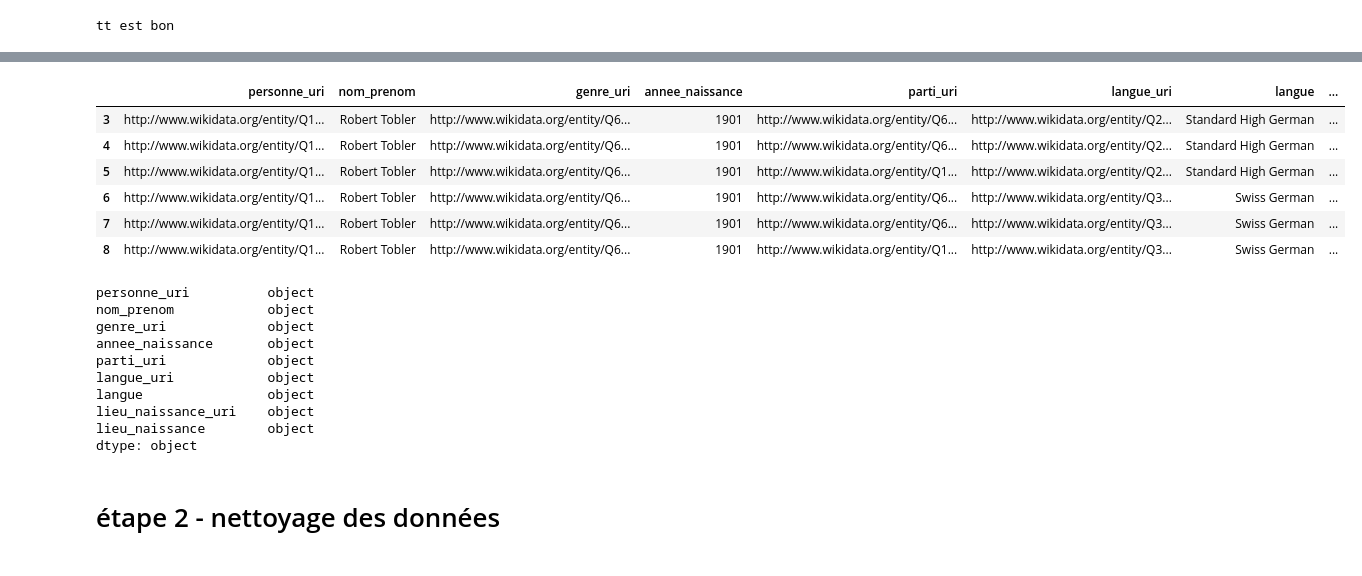
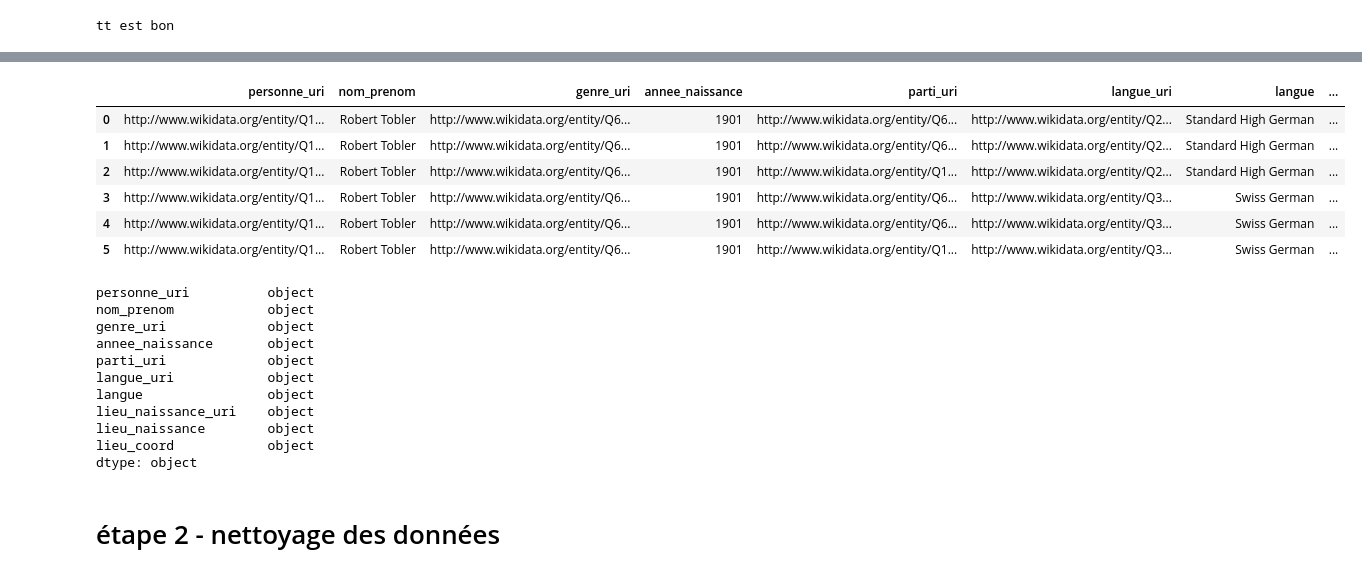
Before and after one commit to Sciences-historiques-numeriques/std_conseil_federal, a Jupyter notebook: notebooks_jupyter/wikidata_exploration/import_wikidata.ipynb, the cells around one changed output, grey strips where cells are left out. Saved outputs shown, nothing was run; the diff lists cells and outputs as text; code cells hidden in the pictures.

```diff
--- a/notebooks_jupyter/wikidata_exploration/import_wikidata.ipynb
+++ b/notebooks_jupyter/wikidata_exploration/import_wikidata.ipynb
@@ -134,16 +138,16 @@ r[:3]
 # %%
 ### Créer un DataFrame à partir du résultat
 df_personnes = pd.DataFrame(r)
-df_personnes.columns = ['personne_uri', 'nom_prenom', 'genre_uri', 'annee_naissance', 'parti_uri', 'langue_uri', 'langue', 'lieu_naissance_uri', 'lieu_naissance']
+df_personnes.columns = ['personne_uri', 'nom_prenom', 'genre_uri', 'annee_naissance', 'parti_uri', 'langue_uri', 'langue', 'lieu_naissance_uri', 'lieu_naissance', 'lieu_coord']
 df_personnes[df_personnes['nom_prenom'] == 'Robert Tobler'].head(100)
 # %% [output]
 |  | personne_uri | nom_prenom | genre_uri | annee_naissance | parti_uri | langue_uri | langue | ... |
-| 3 | http://www.wikidata.org/entity/Q1... | Robert Tobler | http://www.wikidata.org/entity/Q6... | 1901 | http://www.wikidata.org/entity/Q6... | http://www.wikidata.org/entity/Q2... | Standard High German | ... |
-| 4 | http://www.wikidata.org/entity/Q1... | Robert Tobler | http://www.wikidata.org/entity/Q6... | 1901 | http://www.wikidata.org/entity/Q6... | http://www.wikidata.org/entity/Q2... | Standard High German | ... |
-| 5 | http://www.wikidata.org/entity/Q1... | Robert Tobler | http://www.wikidata.org/entity/Q6... | 1901 | http://www.wikidata.org/entity/Q1... | http://www.wikidata.org/entity/Q2... | Standard High German | ... |
-| 6 | http://www.wikidata.org/entity/Q1... | Robert Tobler | http://www.wikidata.org/entity/Q6... | 1901 | http://www.wikidata.org/entity/Q6... | http://www.wikidata.org/entity/Q3... | Swiss German | ... |
-| 7 | http://www.wikidata.org/entity/Q1... | Robert Tobler | http://www.wikidata.org/entity/Q6... | 1901 | http://www.wikidata.org/entity/Q6... | http://www.wikidata.org/entity/Q3... | Swiss German | ... |
-| 8 | http://www.wikidata.org/entity/Q1... | Robert Tobler | http://www.wikidata.org/entity/Q6... | 1901 | http://www.wikidata.org/entity/Q1... | http://www.wikidata.org/entity/Q3... | Swiss German | ... |
+| 0 | http://www.wikidata.org/entity/Q1... | Robert Tobler | http://www.wikidata.org/entity/Q6... | 1901 | http://www.wikidata.org/entity/Q6... | http://www.wikidata.org/entity/Q2... | Standard High German | ... |
+| 1 | http://www.wikidata.org/entity/Q1... | Robert Tobler | http://www.wikidata.org/entity/Q6... | 1901 | http://www.wikidata.org/entity/Q6... | http://www.wikidata.org/entity/Q2... | Standard High German | ... |
+| 2 | http://www.wikidata.org/entity/Q1... | Robert Tobler | http://www.wikidata.org/entity/Q6... | 1901 | http://www.wikidata.org/entity/Q1... | http://www.wikidata.org/entity/Q2... | Standard High German | ... |
+| 3 | http://www.wikidata.org/entity/Q1... | Robert Tobler | http://www.wikidata.org/entity/Q6... | 1901 | http://www.wikidata.org/entity/Q6... | http://www.wikidata.org/entity/Q3... | Swiss German | ... |
+| 4 | http://www.wikidata.org/entity/Q1... | Robert Tobler | http://www.wikidata.org/entity/Q6... | 1901 | http://www.wikidata.org/entity/Q6... | http://www.wikidata.org/entity/Q3... | Swiss German | ... |
+| 5 | http://www.wikidata.org/entity/Q1... | Robert Tobler | http://www.wikidata.org/entity/Q6... | 1901 | http://www.wikidata.org/entity/Q1... | http://www.wikidata.org/entity/Q3... | Swiss German | ... |
 # %%
 print(df_personnes.dtypes)
 # %% [output]
@@ -156,6 +160,7 @@ langue_uri            object
 langue                object
 lieu_naissance_uri    object
 lieu_naissance        object
+lieu_coord            object
 dtype: object
 # %% [markdown]
 # étape 2 - nettoyage des données
```
Also changed, not shown: parts of 24 cells of this notebook, 3 other files.
